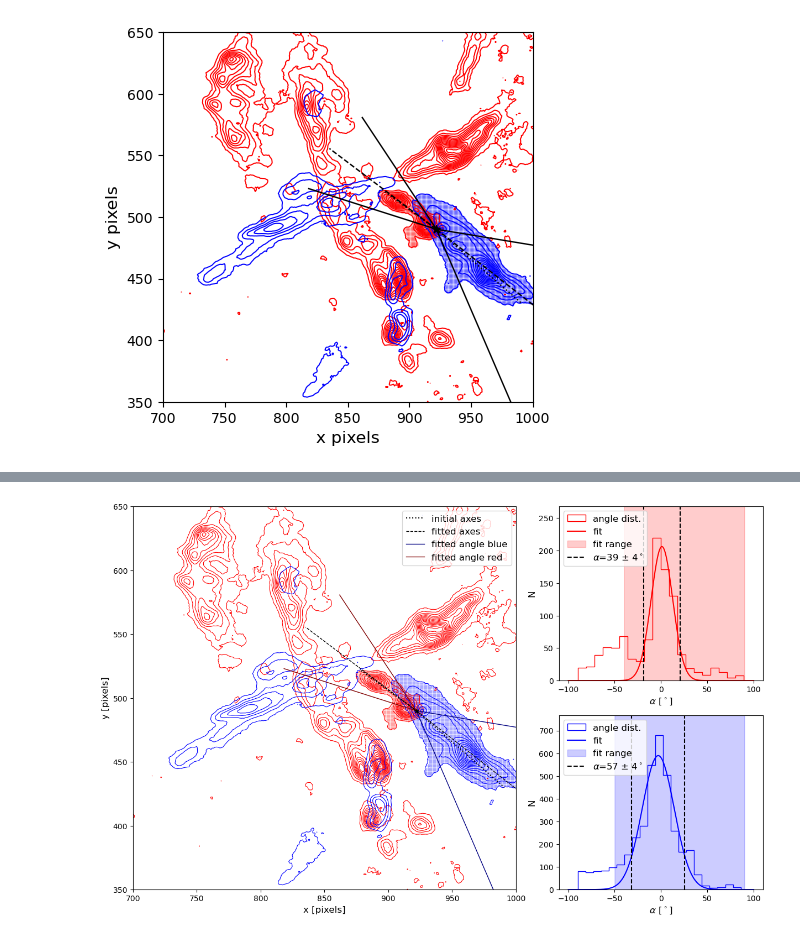
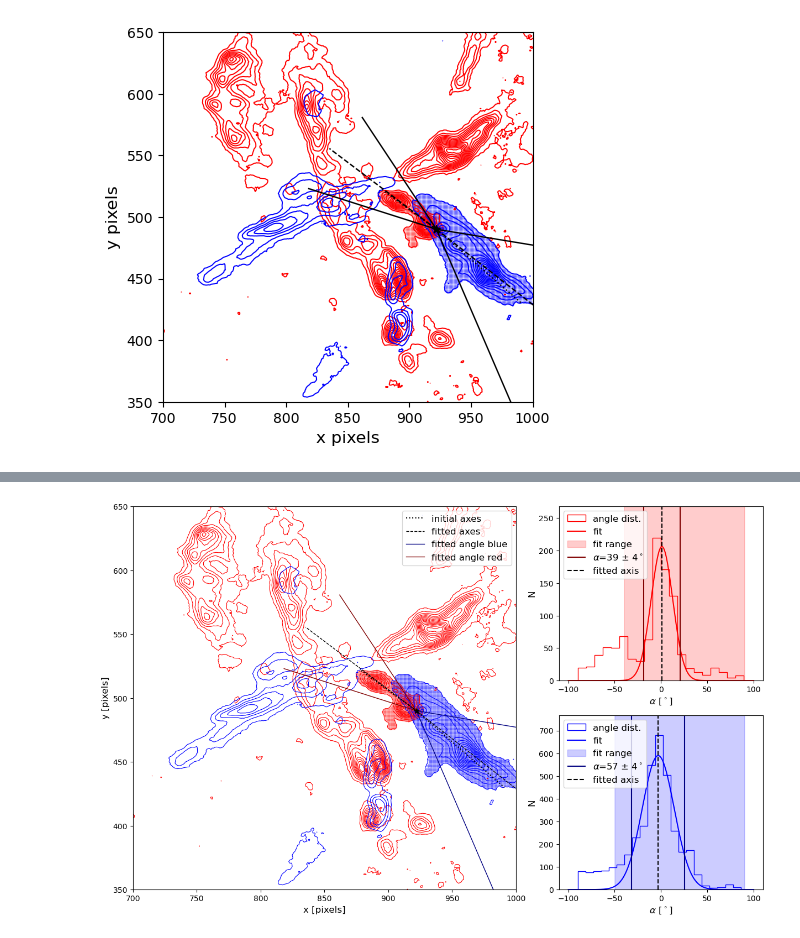
Before and after one commit to femkeballieux/master_project_2, a Jupyter notebook: code/LTERadtrans_RotDiagram_G008.67.ipynb, the cells around one changed output, grey strips where cells are left out. Cells and saved outputs as stored; diff of their text form; code cells hidden in the pictures.

```diff
--- a/code/LTERadtrans_RotDiagram_G008.67.ipynb
+++ b/code/LTERadtrans_RotDiagram_G008.67.ipynb
@@ -1498,14 +1500,14 @@ gs = gridspec.GridSpec(2, 2, width_ratios=[2, 1], wspace=0.1)  # Make the first
 ax1 = fig.add_subplot(gs[:, 0])
 
 #central protostar
-ax1.scatter(point1_redB[0], point1_redB[1], s=30, color='black', zorder=10, marker='*')
+ax1.scatter(point1_redB[0], point1_redB[1], s=50, color='black', zorder=10, marker='*')
 
 #red
-ax1.scatter(outflow_red_x_maskedB, outflow_red_y_maskedB, s=1, color='red', alpha=0.2)
+ax1.scatter(outflow_red_x_maskedB, outflow_red_y_maskedB, s=1, color='red', alpha=0.2, marker='s')
 ax1.plot([point1_redB[0], point2_redB[0]], [point1_redB[1], point2_redB[1]], color='black', zorder=30, linewidth=1.5, linestyle=':', label='initial axes')
 contours_red=ax1.contour(B6_red_unsmoothed.value, levels=contourlevels_red, colors='red', linewidths=0.8) #Only place we use unclipped M0 maps
 
-ax1.scatter(outflow_blue_x_maskedB, outflow_blue_y_maskedB, s=1, color='blue', alpha=0.2)
+ax1.scatter(outflow_blue_x_maskedB, outflow_blue_y_maskedB, s=1, color='blue', alpha=0.2, marker='s')
 ax1.plot([point1_blueB[0], point2_blueB[0]], [point1_blueB[1], point2_blueB[1]], color='black', zorder=30, linewidth=1.5, linestyle=':')
 contours_blue=ax1.contour(B6_blue_unsmoothed.value, levels=contourlevels_blue, colors='blue', linewidths=0.8) #Only place we use unclipped M0 maps
 
@@ -1518,35 +1520,37 @@ ax1.set_aspect('equal')
 
 ax1.plot([point1_blueB[0], point1_blueB[0] + new_axis_blueB[0]], [point1_blueB[1], point1_blueB[1] + new_axis_blueB[1]], color='black', linestyle='--', linewidth=1, label='fitted axes')
 ax1.plot([point1_blueB[0], point1_blueB[0] + upper_angle_blueB[0]], [point1_blueB[1], point1_blueB[1] + upper_angle_blueB[1]], color='navy', linestyle='-', linewidth=1, label='fitted angle blue')
 ax1.plot([point1_blueB[0], point1_blueB[0] + lower_angle_blueB[0]], [point1_blueB[1], point1_blueB[1] + lower_angle_blueB[1]], color='navy', linestyle='-', linewidth=1)
 ax1.plot([point1_redB[0], point1_redB[0] + new_axis_redB[0]], [point1_redB[1], point1_redB[1] + new_axis_redB[1]], color='black', linestyle='--', linewidth=1)
 ax1.plot([point1_redB[0], point1_redB[0] + upper_angle_redB[0]], [point1_redB[1], point1_redB[1] + upper_angle_redB[1]], color='maroon', linestyle='-', linewidth=1, label='fitted angle red')
 ax1.plot([point1_redB[0], point1_redB[0] + lower_angle_redB[0]], [point1_redB[1], point1_redB[1] + lower_angle_redB[1]], color='maroon', linestyle='-', linewidth=1)
 ax1.legend()
 
 # Plot the histogram of the data
 ax2 = fig.add_subplot(gs[0, 1])
 ax2.hist(signed_angles_degrees_redB, bins=bins_redB, color = 'red', histtype = 'step', label='angle dist.')
 ax2.plot(x_plot, gaussian(x_plot, popt_redB[0], popt_redB[1], popt_redB[2]), label='fit', color='red')
 ax2.fill_betweenx(y_plot_redB, red_minB, red_maxB, color='red', alpha=0.2, label='fit range')
-ax2.vlines(mu_redB-0.5*fwqm_redB, 0, 1.3*a_redB, color='black', linestyle='--', label=fr'$ \alpha$={fwqm_redB:.0f} $\pm$ {e_fwqm_redB:.0f}$^\circ$')
-ax2.vlines(mu_redB+0.5*fwqm_redB, 0, 1.3*a_redB, color='black', linestyle='--')
+ax2.vlines(mu_redB-0.5*fwqm_redB, 0, 1.3*a_redB, color='maroon', linestyle='-', label=fr'$ \alpha$={fwqm_redB:.0f} $\pm$ {e_fwqm_redB:.0f}$^\circ$')
+ax2.vlines(mu_redB+0.5*fwqm_redB, 0, 1.3*a_redB, color='maroon', linestyle='-')
+ax2.vlines(mu_redB,0,1.3*a_redB, color='black', linestyle='--', label='fitted axis')
 ax2.legend(loc='upper left')
 ax2.set_xlabel(r'$\alpha$ [$^\circ$]')
 ax2.set_ylabel('N')
 ax2.set_ylim(0,a_redB*1.3)
 
 
 ax3 = fig.add_subplot(gs[1, 1])
 ax3.hist(signed_angles_degrees_blueB, bins=bins_blueB, color = 'blue', histtype = 'step', label='angle dist.')
 ax3.plot(x_plot, gaussian(x_plot, popt_blueB[0], popt_blueB[1], popt_blueB[2]), label='fit', color='blue')
 ax3.fill_betweenx(y_plot_blueB, blue_minB, blue_maxB, color='blue', alpha=0.2, label='fit range')
-ax3.vlines(mu_blueB-0.5*fwqm_blueB, 0, 1.3*a_blueB, color='black', linestyle='--', label=fr'$\alpha$={fwqm_blueB:.0f} $\pm$ {e_fwqm_blueB:.0f}$^\circ$')
-ax3.vlines(mu_blueB+0.5*fwqm_blueB, 0, 1.3*a_blueB, color='black', linestyle='--')
+ax3.vlines(mu_blueB-0.5*fwqm_blueB, 0, 1.3*a_blueB, color='navy', linestyle='-', label=fr'$\alpha$={fwqm_blueB:.0f} $\pm$ {e_fwqm_blueB:.0f}$^\circ$')
+ax3.vlines(mu_blueB+0.5*fwqm_blueB, 0, 1.3*a_blueB, color='navy', linestyle='-')
+ax3.vlines(mu_blueB,0,1.3*a_blueB, color='black', linestyle='--', label='fitted axis')
 ax3.legend(loc='upper left')
 ax3.set_xlabel(r'$\alpha$ [$^\circ$]')
 ax3.set_ylabel('N')
 ax3.set_ylim(0,a_blueB*1.3)
 plt.savefig(fname=path+'plots/angle_overview_'+source_name+'_B.pdf', bbox_inches='tight' )
 # %% [output]
-[figure, old version]
+[figure, new version]
```
Also changed, not shown: parts of 1 cell of this notebook, 8 other files.
